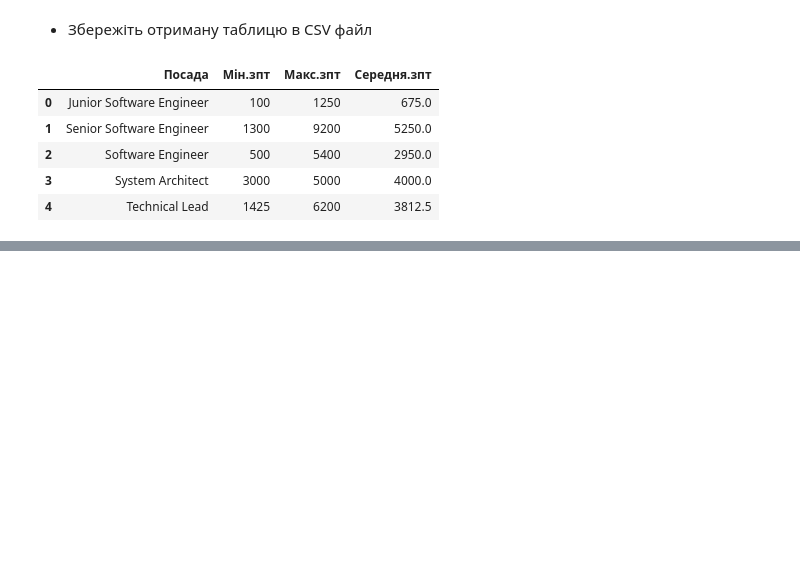
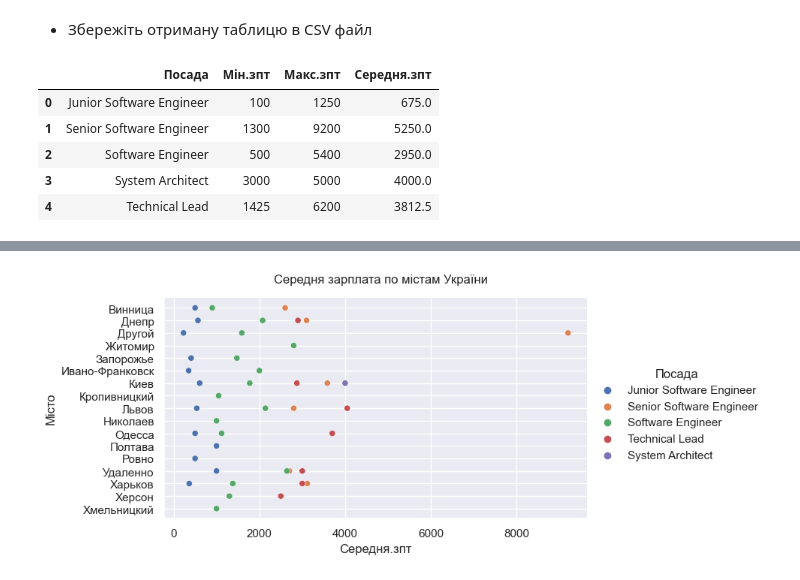
Before and after one commit to YpL68/DataScience9, a Jupyter notebook: HW2.2.ipynb, the cells around one changed output, grey strips where cells are left out. Saved outputs shown, nothing was run; the diff lists cells and outputs as text; code cells hidden in the pictures; blank space fills up the shorter version.

```diff
--- a/HW2.2.ipynb
+++ b/HW2.2.ipynb
@@ -202,0 +217,13 @@ test_writing
+# %%
+plot_data2 = python_data.groupby(by=["Город", "Должность"]).agg({"Зарплата.в.месяц": ["mean"]})
+plot_data2 = plot_data2.reset_index()
+plot_data2.columns = ["Місто", "Посада", "Середня.зпт"]
+sns.set_theme()
+g = sns.relplot(
+    data=plot_data2, y="Місто", x="Середня.зпт",
+    hue="Посада", height=4, aspect=8/4,
+)
+g.fig.suptitle("Середня зарплата по містам України", fontsize=12)
+g.fig.subplots_adjust(top=0.9);
+# %% [output]
+[figure, added]
```
Also changed, not shown: parts of 5 cells of this notebook.
